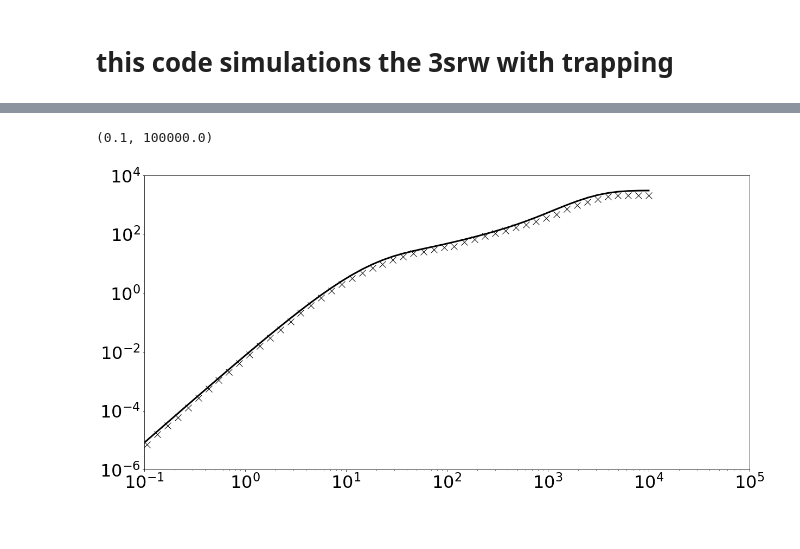
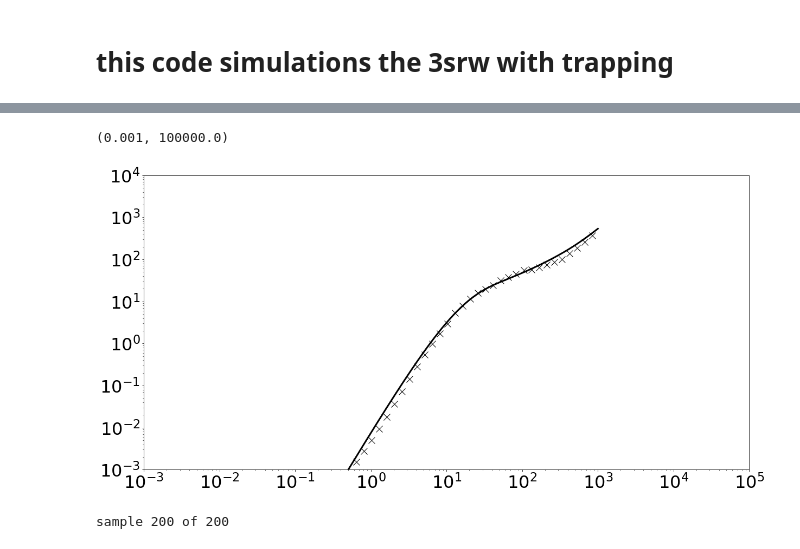
Before and after one commit to jkpierce/rw-diffu, a Jupyter notebook: code/trapping-model.ipynb, the cells around one changed output, grey strips where cells are left out. Saved outputs shown, nothing was run; the diff lists cells and outputs as text; code cells hidden in the pictures.

Commit message:
lots of progress on simulation. Got the arbitrary initial conditions calculated and checked. Need to update the expression in the paper.

```diff
--- a/code/trapping-model.ipynb
+++ b/code/trapping-model.ipynb
@@ -18,6 +19,8 @@ def walkit(k1=1.0,k2=1.0,kap=1.0,v=1.0,dt=1e-2,tmax=10,theta1=0.5,theta2=0.5):
     theta1 is the probability of starting at rest
     theta2 is the probability of starting in motion
     """
+    if theta1+theta2!=1.0:
+        raise Exception('Initial conditions do not sum to 1.0!')
     s = int(np.random.random() > theta1) + 1 # initial state
     N = int(tmax/dt) # number of iterations
     X = np.empty(N+1) # displacement array
@@ -52,6 +55,8 @@ def ens(Nens = 100, k1=1.0,k2=1.0,kap=1.0,v=1.0,dt=1e-2,tmax=10,theta1=0.5,theta
     for n in range(Nens):
         x = walkit(k1=k1,k2=k2,kap=kap,v=v,dt=dt,tmax=tmax,theta1=theta1,theta2=theta2)
         X[n,:]=x
+        clear_output(wait=True)
+        print('iteration {} of {}'.format(int(n+1),int(Nens)))
     T = np.arange(0,tmax,dt)
     return T,X
 
@@ -92,4 +128,5 @@ kap = 1/ttrap
 v = 0.5
 theta1 = 0.0
 theta2 = 1.0
-T,X = ens(100,dt=1e-3,tmax=10000,k1=k1,k2=k2,kap=kap,theta1=theta1,theta2=theta2,v=v)
+
+T,X = ens(100,dt=1e-5,tmax=10,k1=k1,k2=k2,kap=kap,theta1=theta1,theta2=theta2,v=v)
@@ -97,19 +146,21 @@ T,X = ens(100,dt=1e-3,tmax=10000,k1=k1,k2=k2,kap=kap,theta1=theta1,theta2=theta2
 # compute variance
 var = X.var(0)
 # resample and plot points with geometric spacing
-tmin = 1e-3 # smallest time to account for
+tmin = 1e-1 # smallest time to account for
 tmax = T.max() # largest
-nperorder = 10 # number of points to keep per order of magnitude
+nperorder = 40 # number of points to keep per order of magnitude
 ts = np.geomspace(tmin,tmax,nperorder*int(np.ceil(np.log10(tmax/tmin)))) # set of sampling times
 digits = np.digitize(T, ts) # indices of T into the bins of ts
+#if len(digits)>=len(var):
+#    digits=digits[:-1]
 var_ds = [var[digits==j].mean() for j in range(0,len(ts))] # downsampled variance
 # %%
-#plt.loglog(T,var,color='black')
-plt.loglog(ts,var_ds,'x',color='black',markersize=12)
+#plt.loglog(T[:-1],var,'o',color='black')
+plt.loglog(ts[::4],var_ds[::4],'x',color='black',markersize=12)
 plt.loglog(ts,cumulants(ts,2,k1,k2,kap,v),color='black',lw=3)
 
-plt.ylim(1e-6,1e4)
-plt.xlim(1e-1,1e5)
+plt.ylim(1e-3,1e4)
+plt.xlim(1e-3,1e5)
 # %% [output]
-(0.1, 100000.0)
+(0.001, 100000.0)
-[figure, old version]
+[figure, new version]
@@ -170,0 +310,4 @@ plt.loglog(t2,t2**3/(t2**3).min()*val,linestyle='-.',color='black')
+# %%
+T,X = ens_geom(Nens=200,k1=k1,k2=k2,kap=kap,tmax=1000000,v=0.5,dt=1e-3,theta1=0.3,theta2=0.7)
+# %% [output]
+sample 200 of 200
```
Also changed, not shown: parts of 8 cells of this notebook, 37 other files.
